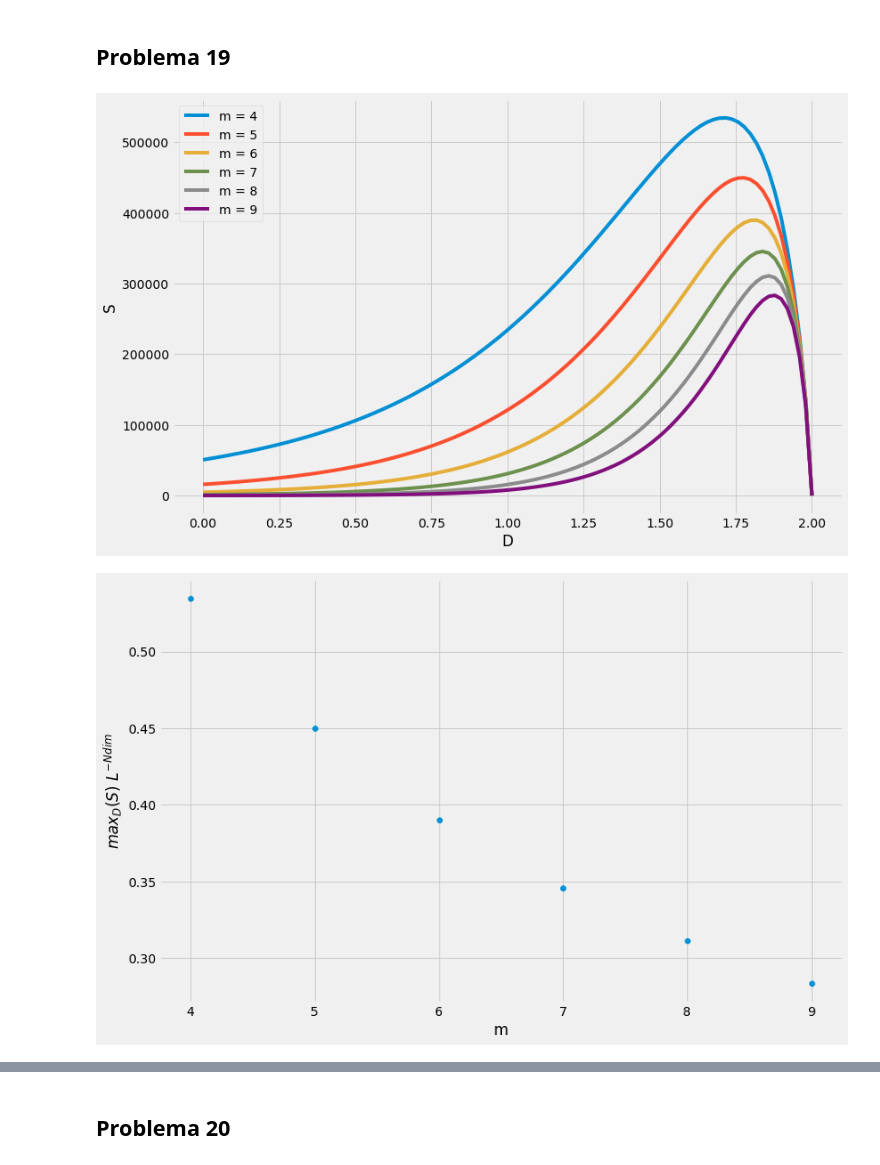
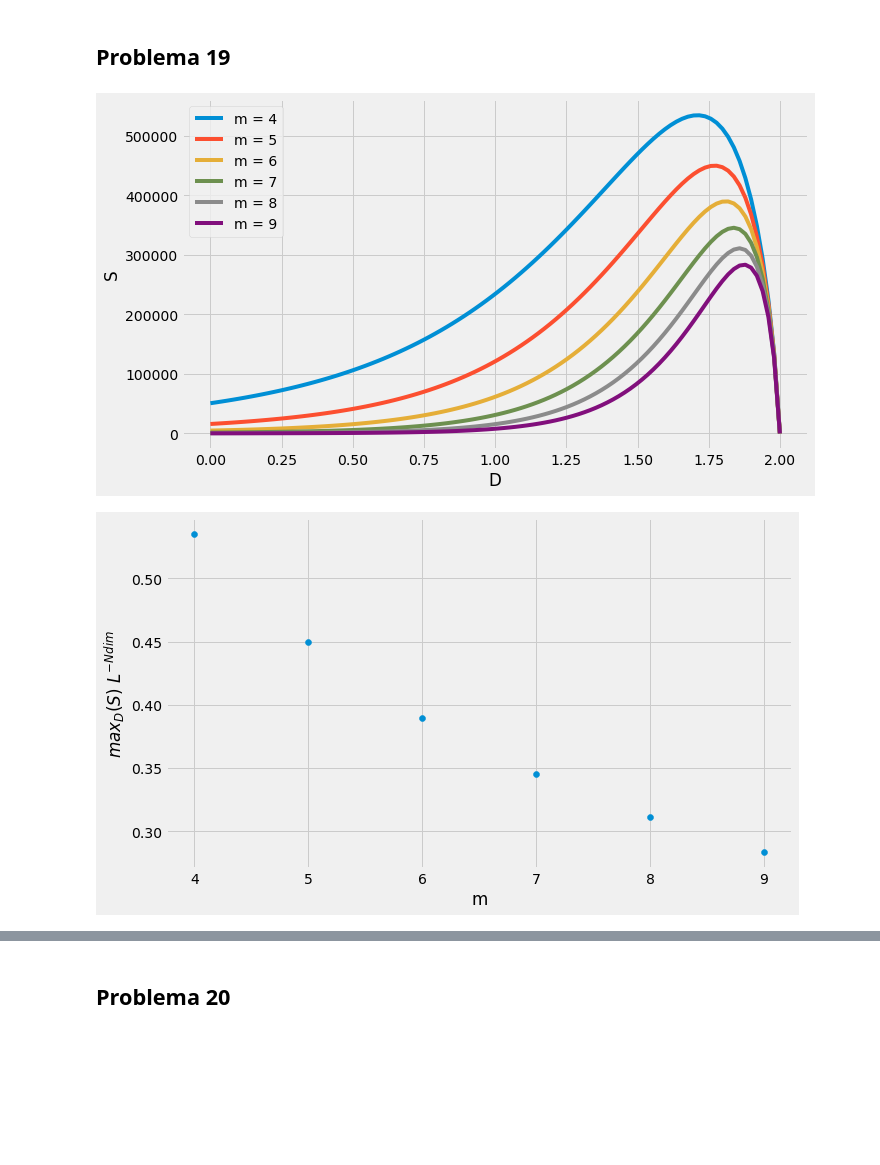
Before and after one commit to NicolasAmado/EjerciciosDimensionFractal, a Jupyter notebook: Problemas de Graficar.ipynb, the cells around one changed output, grey strips where cells are left out. Cells and saved outputs as stored; diff of their text form; code cells hidden in the pictures; blank space fills up the shorter version.

```diff
--- a/Problemas de Graficar.ipynb
+++ b/Problemas de Graficar.ipynb
@@ -237,28 +241,32 @@ def H2(x): #defino la función de Shannon con log 2 esta vez...
 # %%
 L=1000
 Ndim=2
 nr=int(np.log2(L)) #nr es hasta donde voy con los m
 Ma=np.zeros(nr-3)
-fig = plt.figure(figsize=(12,8))
+fig = plt.figure(figsize=(10,6))
 for i in range(3,nr):
     x=np.linspace(0,Ndim,N2)
     m=i+1 #defino m, en este caso 4<m<9
-    Sapro=[(L/(2**(m-1)))**Ndim * H2(2**(d-Ndim)) * (2**(m*d)-1) / (2**d-1) for d in x] #calculo entropia, tira banda de errores pero son solo warnings
-    Sapro[0]=(L/(2**(m-1)))**Ndim * H2(2**(-Ndim)) * m  #que los arreglo con esto
+    Sapro=[(L/(2**(m-1)))**Ndim * H2(2**(d-Ndim)) * (2**(m*d)-1) / (2**d-1) for d in x]
+    #calculo entropia, tira banda de errores pero son solo warnings
+    Sapro[0]=(L/(2**(m-1)))**Ndim * H2(2**(-Ndim)) * m
+    #que los arreglo con esto
     Ma[i-3]=np.amax(Sapro) #saco maximo
-    plt.plot(x,Sapro,label="m = "+str(m)) #ploteo, aunque no es necesario
+    plt.plot(x,Sapro,label="m = "+str(m))
+    #ploteo, aunque no es necesario
 plt.legend()
 plt.xlabel("D")
 plt.ylabel("S")
 plt.show()
 # %% [output]
-[figure, old version]
+[figure, new version]
 # %%
-fig = plt.figure(figsize=(12,8))
-plt.scatter(np.linspace(4,nr,nr-3),Ma/(L**Ndim)) #ploteo los máximos sobre L a la dimension
+fig = plt.figure(figsize=(10,6))
+plt.scatter(np.linspace(4,nr,nr-3),Ma/(L**Ndim))
+#ploteo los máximos sobre L a la dimension
 plt.xlabel("m")
 plt.ylabel(r'$max_D(S) \ L^{-Ndim}$')
 plt.show()
 # %% [output]
-[figure, old version]
+[figure, new version]
 # %%
```
Also changed, not shown: parts of 14 cells of this notebook.
